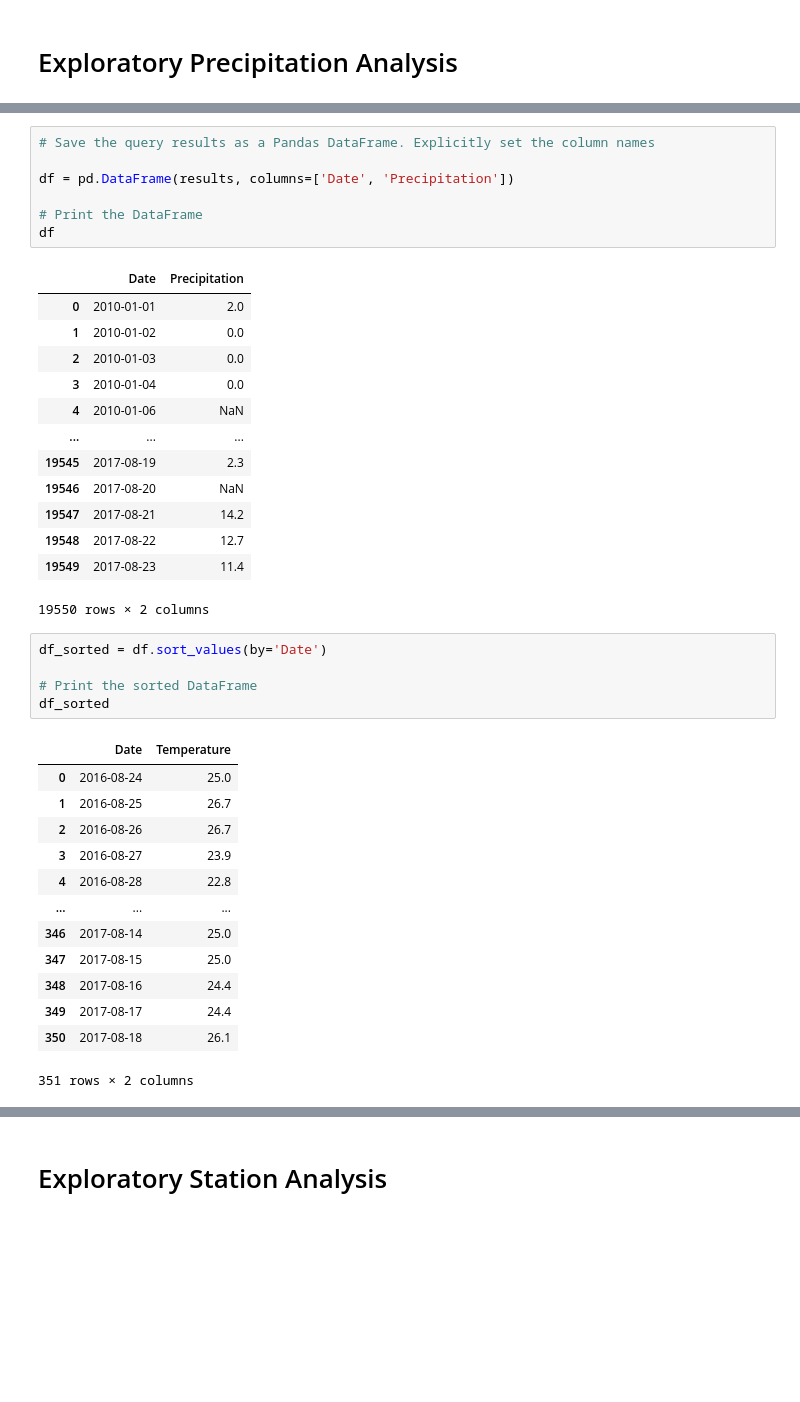
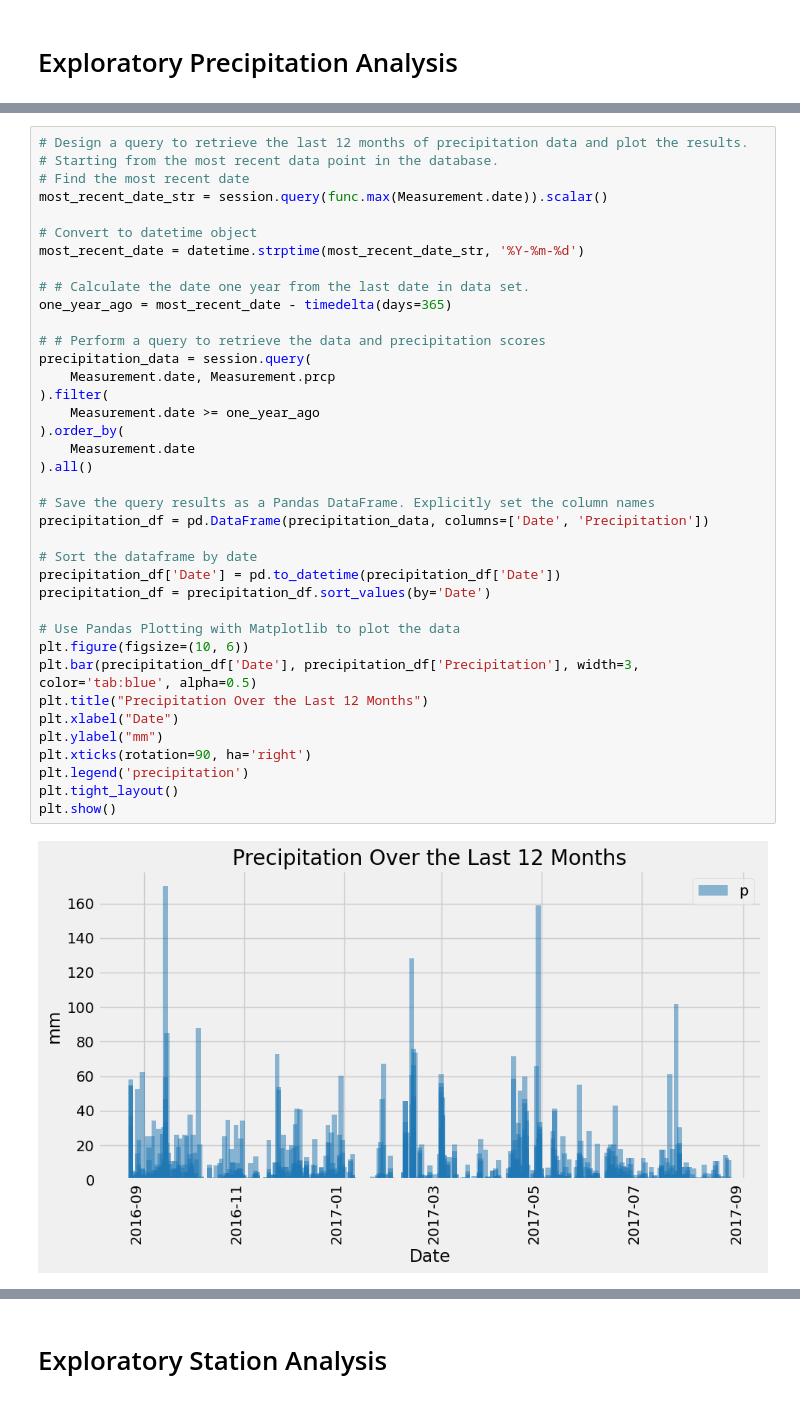
Before and after one commit to Dinna-ux/sqlalchemy-challenge, a Jupyter notebook: SurfsUp/climate_starter.ipynb, the cells around one changed output, grey strips where cells are left out. Saved outputs shown, nothing was run; the diff lists cells and outputs as text; blank space fills up the shorter version.

```diff
--- a/SurfsUp/climate_starter.ipynb
+++ b/SurfsUp/climate_starter.ipynb
@@ -151,43 +50,43 @@ Date: 20
-# %%
-# Save the query results as a Pandas DataFrame. Explicitly set the column names
-
-df = pd.DataFrame(results, columns=['Date', 'Precipitation'])
-
-# Print the DataFrame
-df
-# %% [output]
-|  | Date | Precipitation |
-| 0 | 2010-01-01 | 2.0 |
-| 1 | 2010-01-02 | 0.0 |
-| 2 | 2010-01-03 | 0.0 |
-| 3 | 2010-01-04 | 0.0 |
-| 4 | 2010-01-06 | NaN |
-| ... | ... | ... |
-| 19545 | 2017-08-19 | 2.3 |
-| 19546 | 2017-08-20 | NaN |
-| 19547 | 2017-08-21 | 14.2 |
-| 19548 | 2017-08-22 | 12.7 |
-| 19549 | 2017-08-23 | 11.4 |
-19550 rows × 2 columns
-# %%
-df_sorted = df.sort_values(by='Date')
-
-# Print the sorted DataFrame
-df_sorted
-# %% [output]
-|  | Date | Temperature |
-| 0 | 2016-08-24 | 25.0 |
-| 1 | 2016-08-25 | 26.7 |
-| 2 | 2016-08-26 | 26.7 |
-| 3 | 2016-08-27 | 23.9 |
-| 4 | 2016-08-28 | 22.8 |
-| ... | ... | ... |
-| 346 | 2017-08-14 | 25.0 |
-| 347 | 2017-08-15 | 25.0 |
-| 348 | 2017-08-16 | 24.4 |
-| 349 | 2017-08-17 | 24.4 |
-| 350 | 2017-08-18 | 26.1 |
-351 rows × 2 columns
+# %%
+# Design a query to retrieve the last 12 months of precipitation data and plot the results.
+# Starting from the most recent data point in the database.
+# Find the most recent date
+most_recent_date_str = session.query(func.max(Measurement.date)).scalar()
+
+# Convert to datetime object
+most_recent_date = datetime.strptime(most_recent_date_str, '%Y-%m-%d')
+
+# # Calculate the date one year from the last date in data set.
+one_year_ago = most_recent_date - timedelta(days=365)
+
+# # Perform a query to retrieve the data and precipitation scores
+precipitation_data = session.query(
+    Measurement.date, Measurement.prcp
+).filter(
+    Measurement.date >= one_year_ago
+).order_by(
+    Measurement.date
+).all()
+
+# Save the query results as a Pandas DataFrame. Explicitly set the column names
+precipitation_df = pd.DataFrame(precipitation_data, columns=['Date', 'Precipitation'])
+
+# Sort the dataframe by date
+precipitation_df['Date'] = pd.to_datetime(precipitation_df['Date'])
+precipitation_df = precipitation_df.sort_values(by='Date')
+
+# Use Pandas Plotting with Matplotlib to plot the data
+plt.figure(figsize=(10, 6))
+plt.bar(precipitation_df['Date'], precipitation_df['Precipitation'], width=3, color='tab:blue', alpha=0.5)
+plt.title("Precipitation Over the Last 12 Months")
+plt.xlabel("Date")
+plt.ylabel("mm")
+plt.xticks(rotation=90, ha='right')
+plt.legend('precipitation')
+plt.tight_layout()
+plt.show()
+# %% [output]
+[figure, added]
 # %%
 # Use Pandas to calculate the summary statistics for the precipitation data
 summary_statistics = df['Precipitation'].describe()
```
Also changed, not shown: parts of 8 cells of this notebook, 2 other files.
